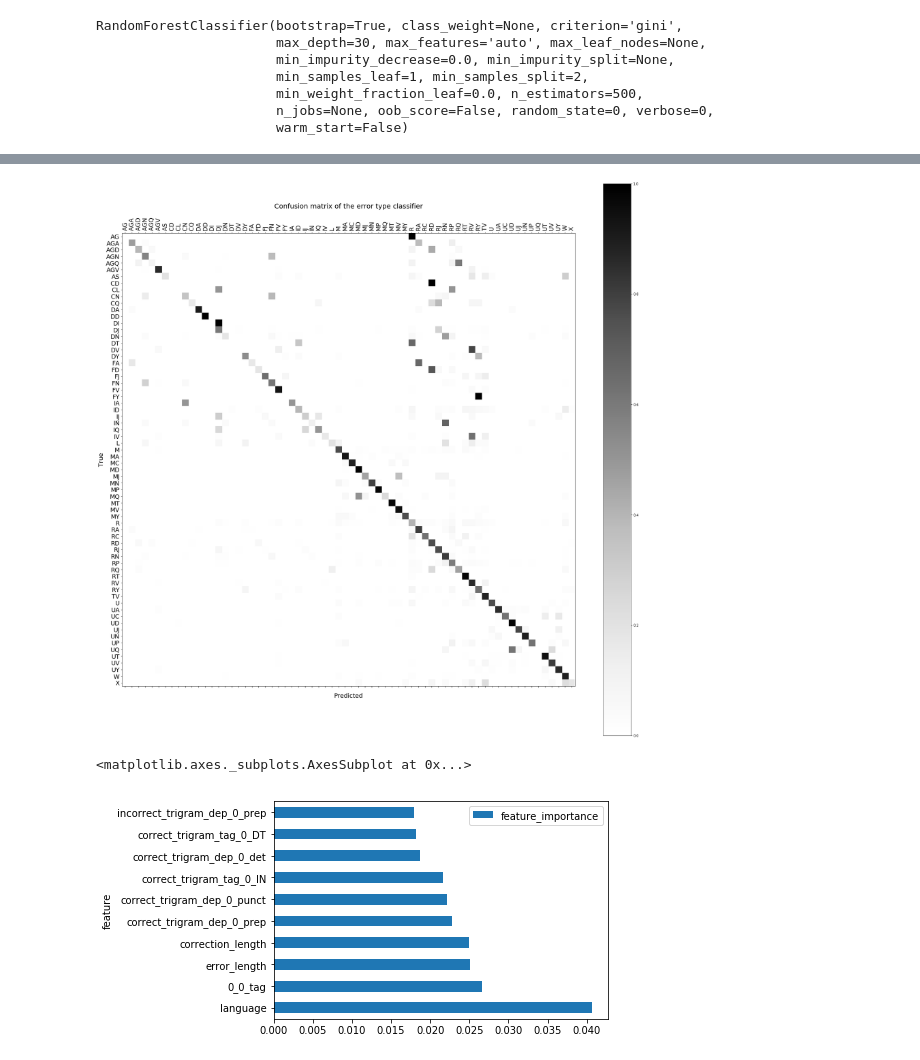
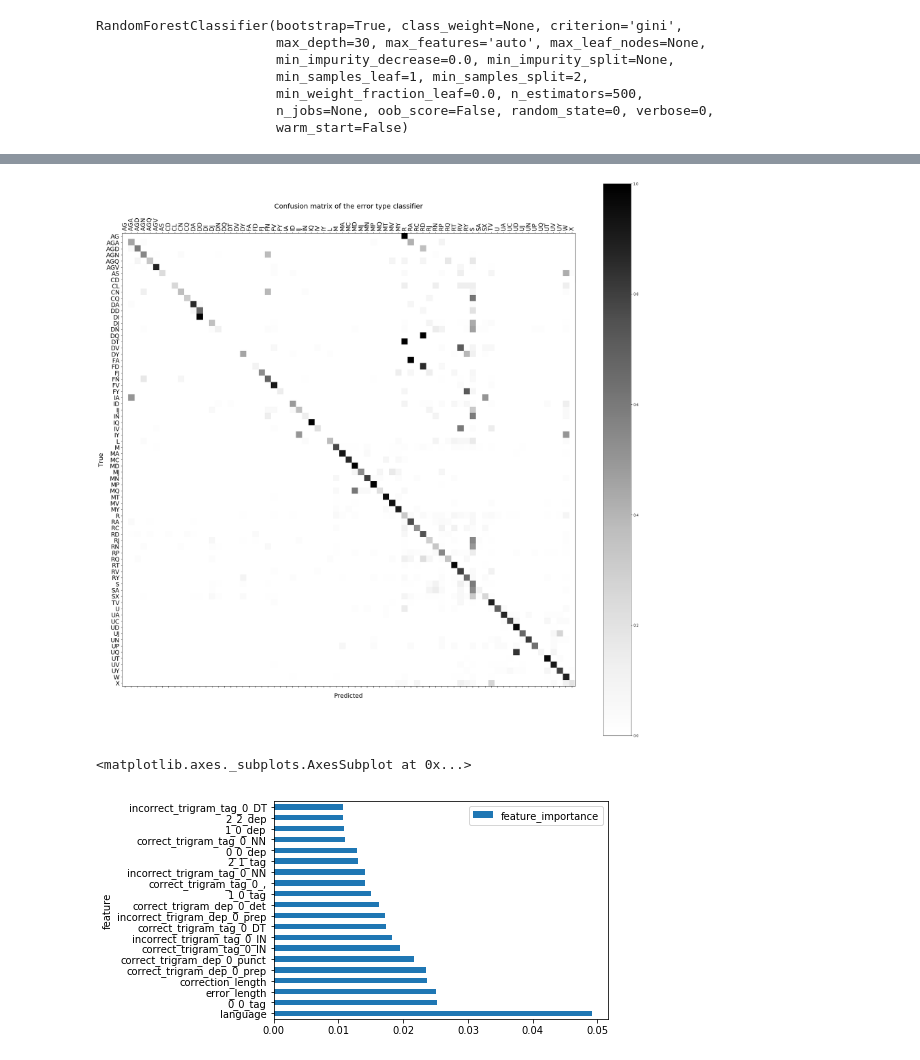
Before and after one commit to leticiawanderley/cmput664, a Jupyter notebook: Error type classification - Random Forest.ipynb, the cells around one changed output, grey strips where cells are left out. Saved outputs shown, nothing was run; the diff lists cells and outputs as text; code cells hidden in the pictures.

```diff
--- a/Error type classification - Random Forest.ipynb
+++ b/Error type classification - Random Forest.ipynb
@@ -6,12 +6,16 @@ import pandas as pd
 from sklearn.metrics import confusion_matrix
 from sklearn.model_selection import train_test_split
 from sklearn.ensemble import RandomForestClassifier
+# %%
+berzak_error_types = ['TV', 'RT', 'MD', 'FV', 'W', 'MT', 'UD', 'UT', 'MA', 'AGV',
+                      'FN', 'RA', 'AGN', 'RD', 'DJ', 'DN', 'DY', 'UA', 'MC', 'RC']
+spelling_error_types = ['S', 'SA', 'SX']
+structural_error_types = []
+discarded_languages =['Swedish', 'Dutch']
 # %%
 df = pd.read_csv('./main_parser2.csv')
-df = df.drop(['Unnamed: 0'], axis=1)
-df = df[df.error_type != 'S']
-df = df[df.error_type != 'SA']
-df = df[df.error_type != 'SX']
+#df = df[df.error_type.isin(berzak_error_types)]
+df = df[~df.language.isin(discarded_languages)]
 # %%
 def concat_dummies(df, dummies):
     for dummy in list(dummies):
@@ -68,3 +48,21 @@ test_data = x_test[list(i_first_pos) + list(i_second_pos)
+# %%
+tag_comparison_columns = ['0_0_tag', '0_1_tag', '0_2_tag', '1_0_tag', '1_1_tag', '1_2_tag',
+                          '2_0_tag', '2_1_tag', '2_2_tag', '0_0_dep', '0_1_dep', '0_2_dep',
+                          '1_0_dep', '1_1_dep', '1_2_dep', '2_0_dep', '2_1_dep', '2_2_dep']
+
+error_related_columns = ['error_length'] + list(i_first_pos) + list(i_second_pos) +\
+                         list(i_third_pos) + list(i_first_dep) + list(i_second_dep) +\
+                         list(i_third_dep)
+
+correction_related_columns = ['correction_length'] + list(c_first_pos) + list(c_second_pos) +\
+                             list(c_third_pos) + list(c_first_dep) + list(c_second_dep) +\
+                             list(c_third_dep)
+
+x_train, x_test, y_train, y_test = train_test_split(df, y, test_size=0.2)
+fit_data = x_train[error_related_columns + correction_related_columns +
+           tag_comparison_columns + ['language']]
+test_data = x_test[error_related_columns + correction_related_columns +
+           tag_comparison_columns + ['language']]
 # %%
 clf = RandomForestClassifier(n_estimators=500, max_depth=30, random_state=0)
 clf.fit(fit_data, y_train)
@@ -124,14 +122,14 @@ build_matrix(real_y_spanish, predicted_y_spanish) #Spanish
 # %%
 build_matrix(y_test, predictions)
 # %% [output]
-[figure, old version]
+[figure, new version]
 # %%
 importances = pd.DataFrame({'feature': list(fit_data), 'feature_importance': clf.feature_importances_})
 importances = importances.set_index('feature')
 # %%
 importances = importances.sort_values(by=['feature_importance'], ascending=False)
-top_10 = importances[:10]
+top_10 = importances[:20]
 top_10.plot(kind='barh')
 # %% [output]
 <matplotlib.axes._subplots.AxesSubplot at 0x...>
-[figure, old version]
+[figure, new version]
```
Also changed, not shown: parts of 4 cells of this notebook, 2 other files.
